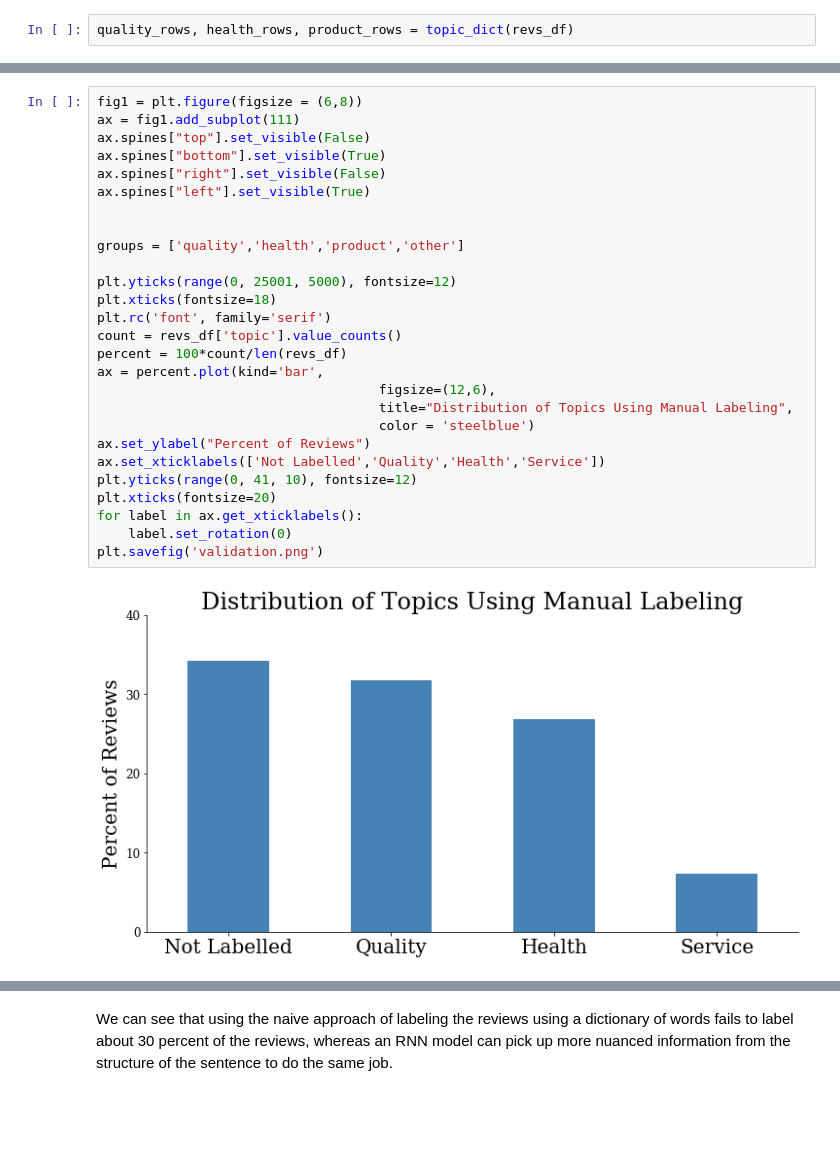
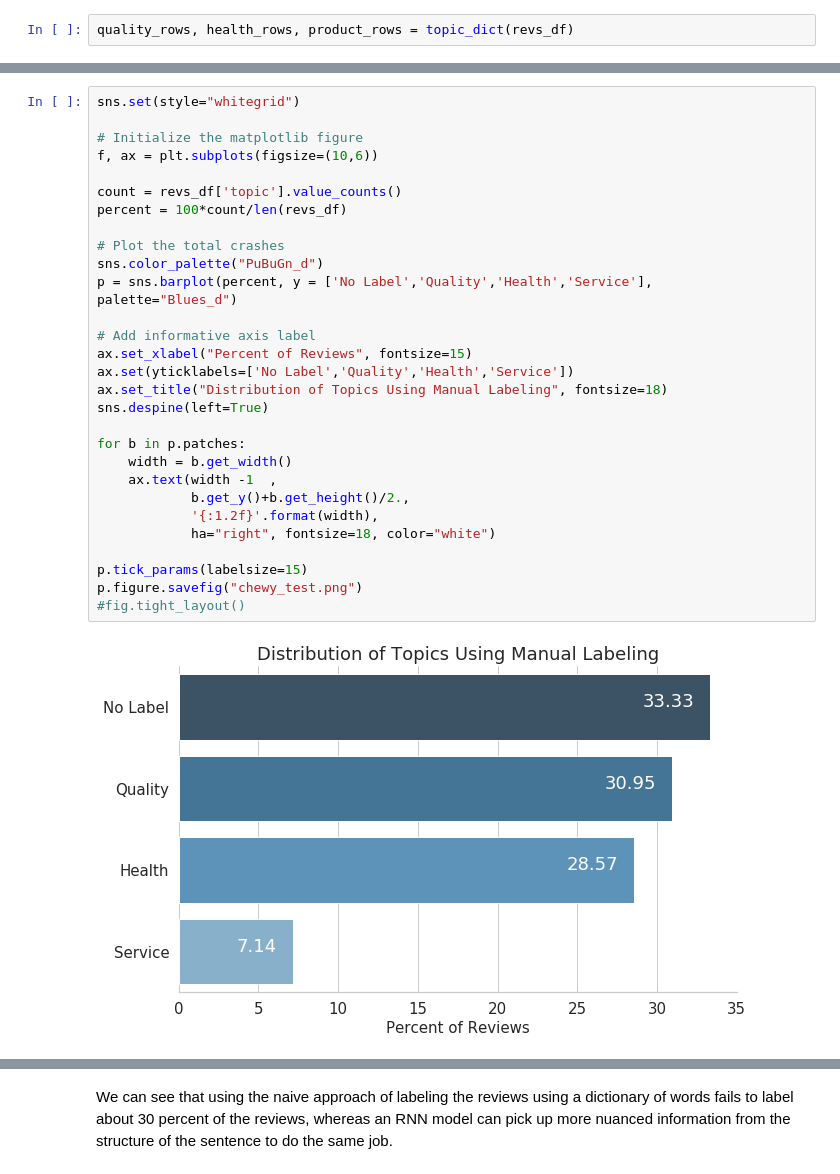
Before and after one commit to MelissaKR/SmartRev, a Jupyter notebook: perfood_review.ipynb, the cells around one changed output, grey strips where cells are left out. Saved outputs shown, nothing was run; the diff lists cells and outputs as text; blank space fills up the shorter version.

```diff
--- a/perfood_review.ipynb
+++ b/perfood_review.ipynb
@@ -2317,32 +2300,34 @@ for i in range(len(revs_df)):
-# %%
-fig1 = plt.figure(figsize = (6,8))
-ax = fig1.add_subplot(111)
-ax.spines["top"].set_visible(False)
-ax.spines["bottom"].set_visible(True)
-ax.spines["right"].set_visible(False)
-ax.spines["left"].set_visible(True)
-
-
-groups = ['quality','health','product','other']
-
-plt.yticks(range(0, 25001, 5000), fontsize=12)
-plt.xticks(fontsize=18)
-plt.rc('font', family='serif')
-count = revs_df['topic'].value_counts()
-percent = 100*count/len(revs_df)
-ax = percent.plot(kind='bar',
-                                    figsize=(12,6),
-                                    title="Distribution of Topics Using Manual Labeling",
-                                    color = 'steelblue')
-ax.set_ylabel("Percent of Reviews")
-ax.set_xticklabels(['Not Labelled','Quality','Health','Service'])
-plt.yticks(range(0, 41, 10), fontsize=12)
-plt.xticks(fontsize=20)
-for label in ax.get_xticklabels():
-    label.set_rotation(0)
-plt.savefig('validation.png')
-# %% [output]
-[figure, removed]
+# %%
+sns.set(style="whitegrid")
+
+# Initialize the matplotlib figure
+f, ax = plt.subplots(figsize=(10,6))
+
+count = revs_df['topic'].value_counts()
+percent = 100*count/len(revs_df)
+
+# Plot the total crashes
+sns.color_palette("PuBuGn_d")
+p = sns.barplot(percent, y = ['No Label','Quality','Health','Service'],  palette="Blues_d")
+
+# Add informative axis label
+ax.set_xlabel("Percent of Reviews", fontsize=15)
+ax.set(yticklabels=['No Label','Quality','Health','Service'])
+ax.set_title("Distribution of Topics Using Manual Labeling", fontsize=18)
+sns.despine(left=True)
+
+for b in p.patches:
+    width = b.get_width()
+    ax.text(width -1  ,
+            b.get_y()+b.get_height()/2.,
+            '{:1.2f}'.format(width),
+            ha="right", fontsize=18, color="white")
+
+p.tick_params(labelsize=15)
+p.figure.savefig("chewy_test.png")
+#fig.tight_layout()
+# %% [output]
+[figure, added]
 # %%
 len(revs_df[revs_df['topic']=='NaN'])/len(revs_df)
 # %% [output]
```
Also changed, not shown: parts of 11 cells of this notebook.
